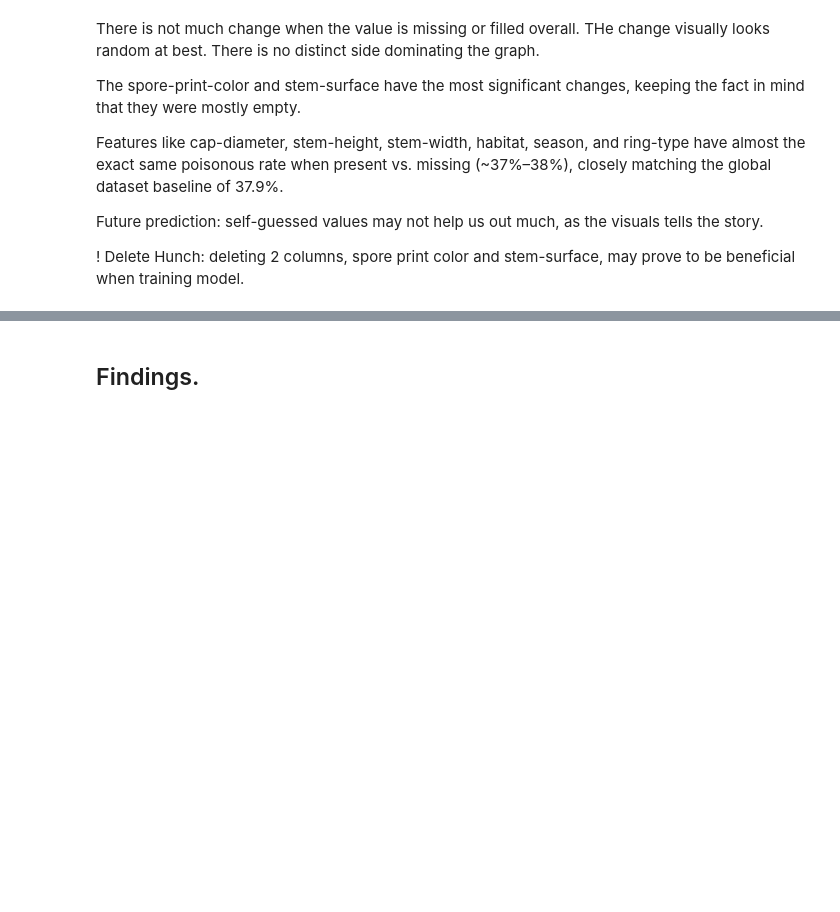
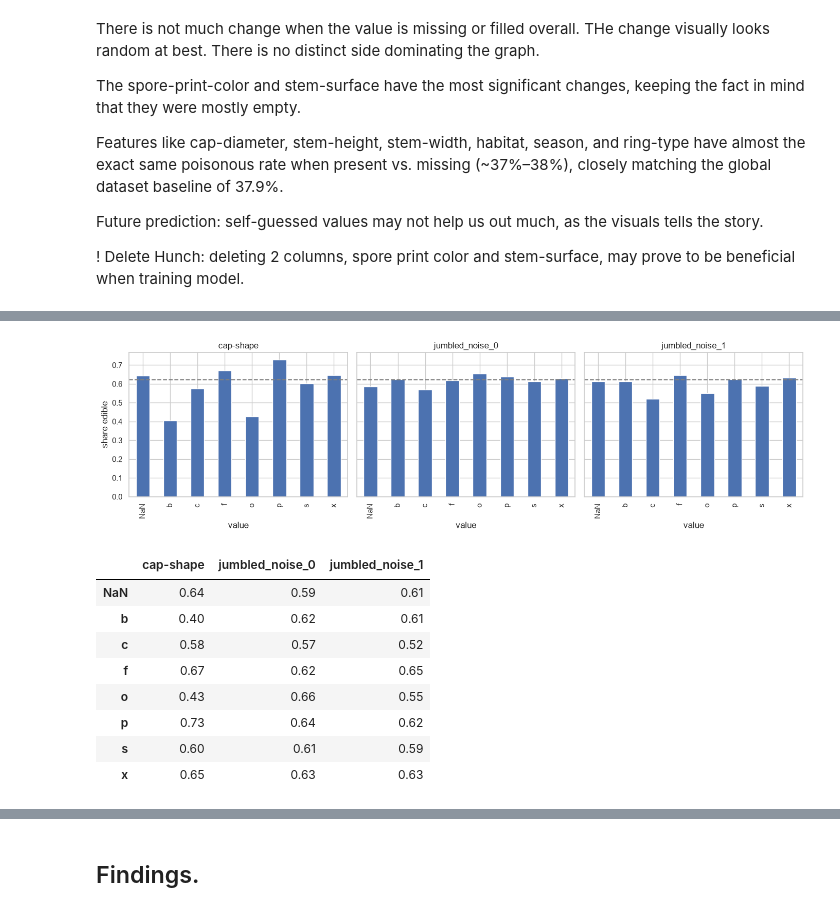
Before and after one commit to WillemSterckx/Skooma-Cats, a Jupyter notebook: Mushroom/1MushroomScrape.ipynb, the cells around one changed output, grey strips where cells are left out. Saved outputs shown, nothing was run; the diff lists cells and outputs as text; code cells hidden in the pictures; blank space fills up the shorter version.

```diff
--- a/Mushroom/1MushroomScrape.ipynb
+++ b/Mushroom/1MushroomScrape.ipynb
@@ -163,0 +193,27 @@ Hunch: deleting 2 columns, spore print color and stem-surface, may prove to be b
+# %%
+#lets check the edible rate
+cols = ['cap-shape', 'jumbled_noise_0', 'jumbled_noise_1']
+is_edible = df['class'] == 'e'
+edible_rate = pd.DataFrame({col: is_edible.groupby(df[col].fillna('NaN')).mean() for col in cols})
+
+fig, axes = plt.subplots(1, 3, figsize=(14, 4), sharey=True)
+for ax, col in zip(axes, cols):
+    edible_rate[col].plot.bar(ax=ax, title=col)
+    ax.axhline(is_edible.mean(), color='grey', linestyle='--')  # overall edible rate (62%)
+    ax.set_xlabel('value')
+axes[0].set_ylabel('share edible')
+plt.tight_layout()
+plt.show()
+
+edible_rate.round(2)
+# %% [output]
+[figure, added]
+|  | cap-shape | jumbled_noise_0 | jumbled_noise_1 |
+| NaN | 0.64 | 0.59 | 0.61 |
+| b | 0.40 | 0.62 | 0.61 |
+| c | 0.58 | 0.57 | 0.52 |
+| f | 0.67 | 0.62 | 0.65 |
+| o | 0.43 | 0.66 | 0.55 |
+| p | 0.73 | 0.64 | 0.62 |
+| s | 0.60 | 0.61 | 0.59 |
+| x | 0.65 | 0.63 | 0.63 |
```
Also changed, not shown: parts of 6 cells of this notebook.
